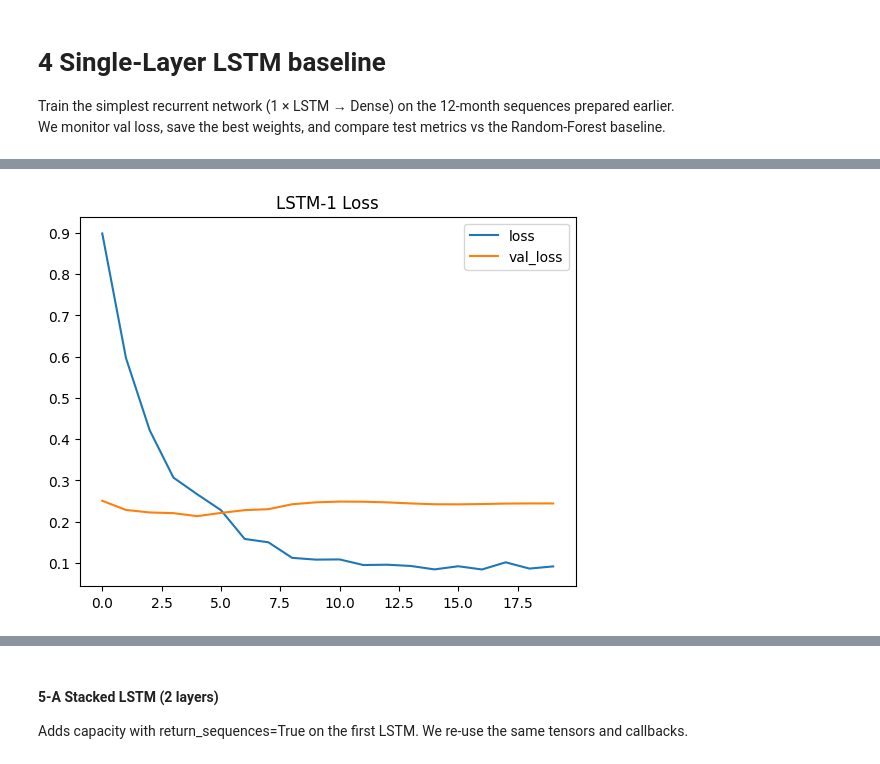
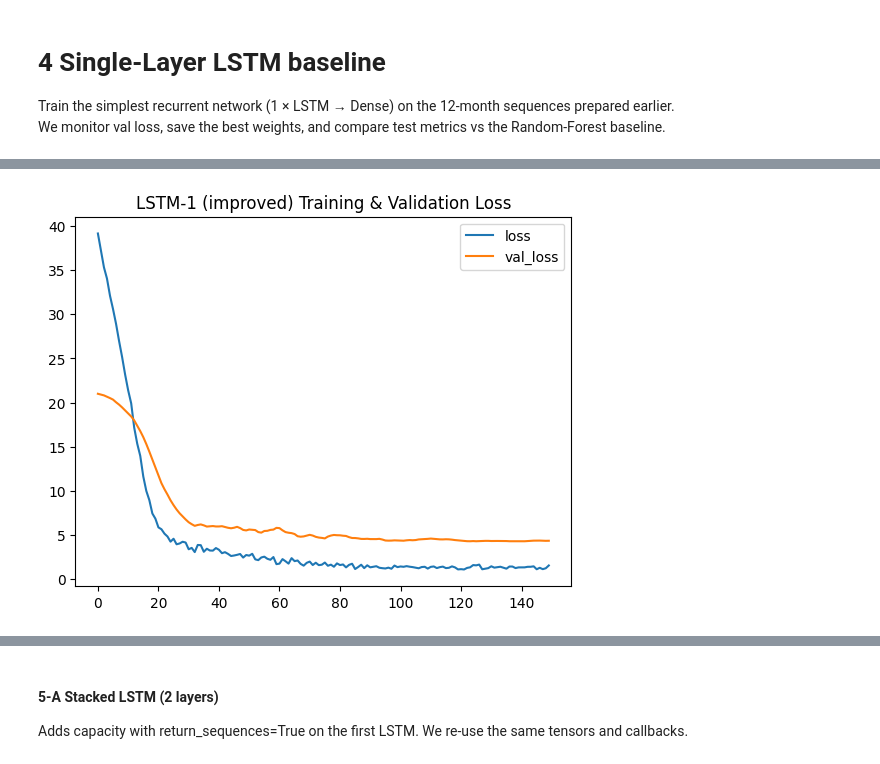
Before and after one commit to virajparmaj/Macroeconomic-Regime-Analysis-Credit-Risk-Forecasting, a Jupyter notebook: notebooks/viraj/p2_models.ipynb, the cells around one changed output, grey strips where cells are left out. Cells and saved outputs as stored; diff of their text form; code cells hidden in the pictures.

```diff
--- a/notebooks/viraj/p2_models.ipynb
+++ b/notebooks/viraj/p2_models.ipynb
@@ -180,7 +175,8 @@ The feature cube will include:
 from utilities.functions import make_sequences, fit_scaler
 
 soft_cols   = [c for c in df.columns if c.startswith("Regime_Prob_")]
-seq_features = base_feats + soft_cols + ['Credit_Spread']   # include current spread
+seq_features = base_feats + soft_cols   # ← drop 'Credit_Spread' here entirely
+
 print("Sequence feature count:", len(seq_features))
 
 # --- scaling (fit on train only)
@@ -281,17 +290,18 @@ from tensorflow.keras.callbacks import EarlyStopping, ReduceLROnPlateau, ModelCh
 
 # 4-C  Callbacks
 cb = [
-    EarlyStopping(patience=15, restore_best_weights=True),
-    ReduceLROnPlateau(patience=7, factor=0.2, min_lr=1e-5),
+    EarlyStopping(patience=20, restore_best_weights=True),
+    ReduceLROnPlateau(patience=10, factor=0.5, min_lr=1e-6),
     ModelCheckpoint(DL_MODEL_DIR+"lstm1_best.keras", save_best_only=True)
 ]
 # %%
-# 4-D  Fit
+# ── 4-D  Fit
 hist1 = model1.fit(
     X_train_seq, y_train_seq,
     validation_split=0.15,
-    epochs=EPOCHS, batch_size=BATCH_SIZE,
-    callbacks=cb,    # ← now cb is defined
+    epochs=EPOCHS,              # e.g. 100+
+    batch_size=BATCH_SIZE,      # e.g. 32
+    callbacks=cb,
     verbose=2
 )
 # %% [output]
@@ -315,6 +325,9 @@ Epoch 20/150
 # %%
-# 4-E  Loss curves
-pd.DataFrame(hist1.history)[["loss","val_loss"]].plot(title="LSTM-1 Loss"); plt.show()
+# ── 4-E  Loss curves
+pd.DataFrame(hist1.history)[["loss","val_loss"]].plot(
+    title="LSTM-1 (improved) Training & Validation Loss"
+)
+plt.show()
 # %% [output]
-[figure, old version]
+[figure, new version]
 # %%
```
Also changed, not shown: parts of 38 cells of this notebook, 4 other files.
